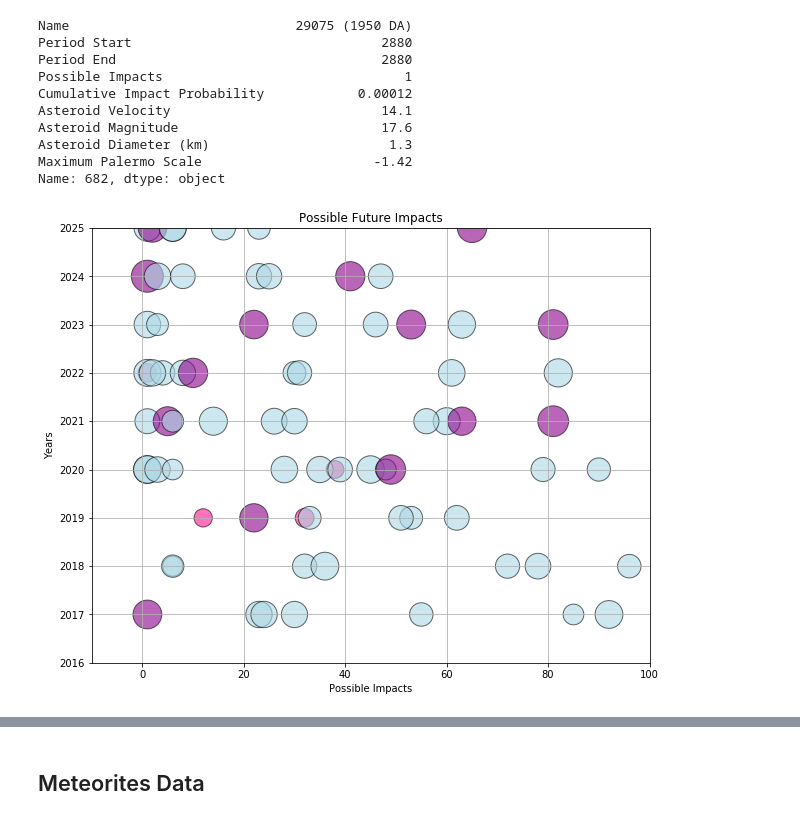
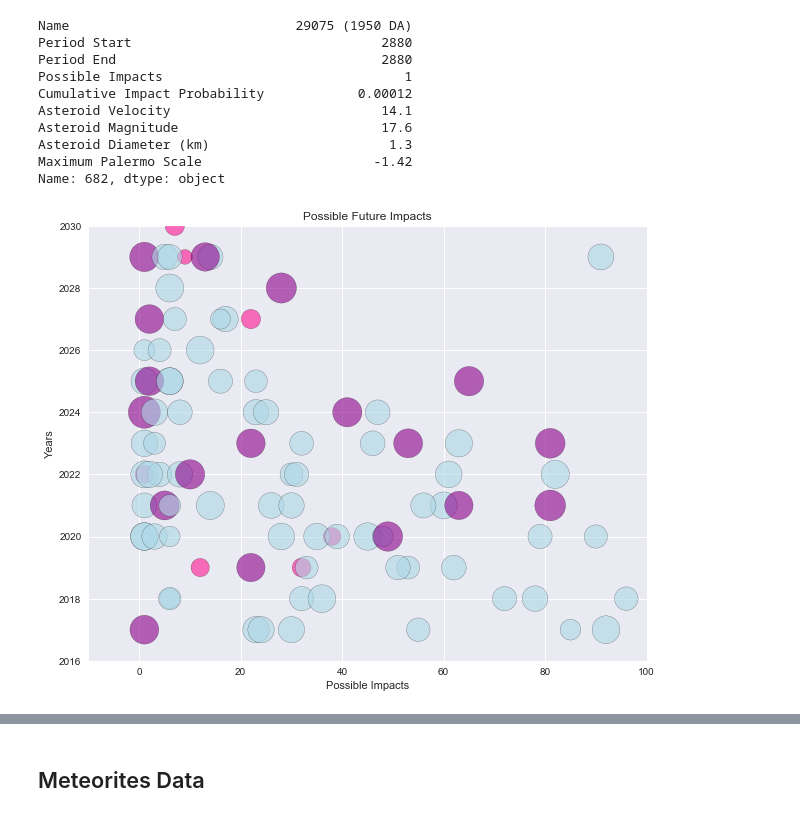
Before and after one commit to fcoba/Project-1, a Jupyter notebook: Kal_Project_1.ipynb, the cells around one changed output, grey strips where cells are left out. Saved outputs shown, nothing was run; the diff lists cells and outputs as text; code cells hidden in the pictures.

Commit message:
Updating some plots

```diff
--- a/Kal_Project_1.ipynb
+++ b/Kal_Project_1.ipynb
@@ -3,13 +3,13 @@
 import matplotlib.pyplot as plt
 import pandas as pd
 import numpy as np
-from pygeocoder import Geocoder
-import folium
 from matplotlib import colors
 %matplotlib inline
 from mpl_toolkits.basemap import Basemap
 import matplotlib.lines as mlines
-import citipy as cp
+import seaborn as sns
+import matplotlib
+matplotlib.rcParams.update({'font.size': 18})
 # %%
 # Loading the file
 file1 = "impacts.csv"
@@ -69,34 +69,36 @@ def impact_score(impact):
         return 'darkmagenta'
     elif impact < -4:
         return 'LightBlue'
     else:
         return 'deeppink'
 
 def asteroid_scale(scale):
     return (scale) * -100;
 
 
 x = asteroids['Possible Impacts']
 y = asteroids['Period Start']
 z = asteroids['Maximum Palermo Scale']
 
 asteroids_list = asteroids['Maximum Palermo Scale']
 asteroids_list_colors = [impact_score(impact) for impact in asteroids_list]
 
 asteroids_scale_list= [asteroid_scale(scale) for scale in asteroids_list]
 
 fig = plt.figure(figsize=(10,8))
-plt.ylim(2016,2025)
+plt.ylim(2016,2030)
 plt.xlim(-10,100)
 plt.scatter(x, y, s=asteroids_scale_list , c=asteroids_list_colors, alpha=0.6, marker="o", edgecolors="black")
 
 plt.title("Possible Future Impacts")
 plt.xlabel("Possible Impacts")
 plt.ylabel("Years")
-# plt.legend(handles=[x, y, z], loc = "best")
-plt.grid()
+plt.grid(True)
+sns.set(context='notebook', style='darkgrid', palette='deep', font='sans-serif', font_scale=1,
+        color_codes=False, rc=None)
+
 
 plt.savefig("../possible_impacts_asteroids.png")
 plt.show()
 # %% [output]
-[figure, old version]
+[figure, new version]
```
Also changed, not shown: parts of 5 cells of this notebook.
